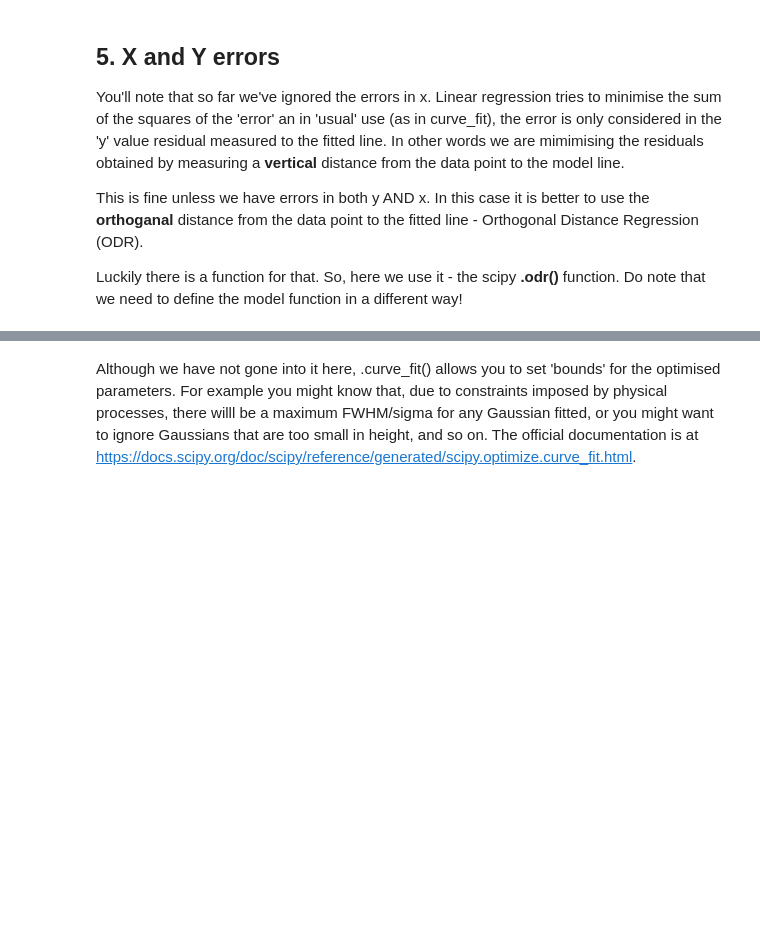
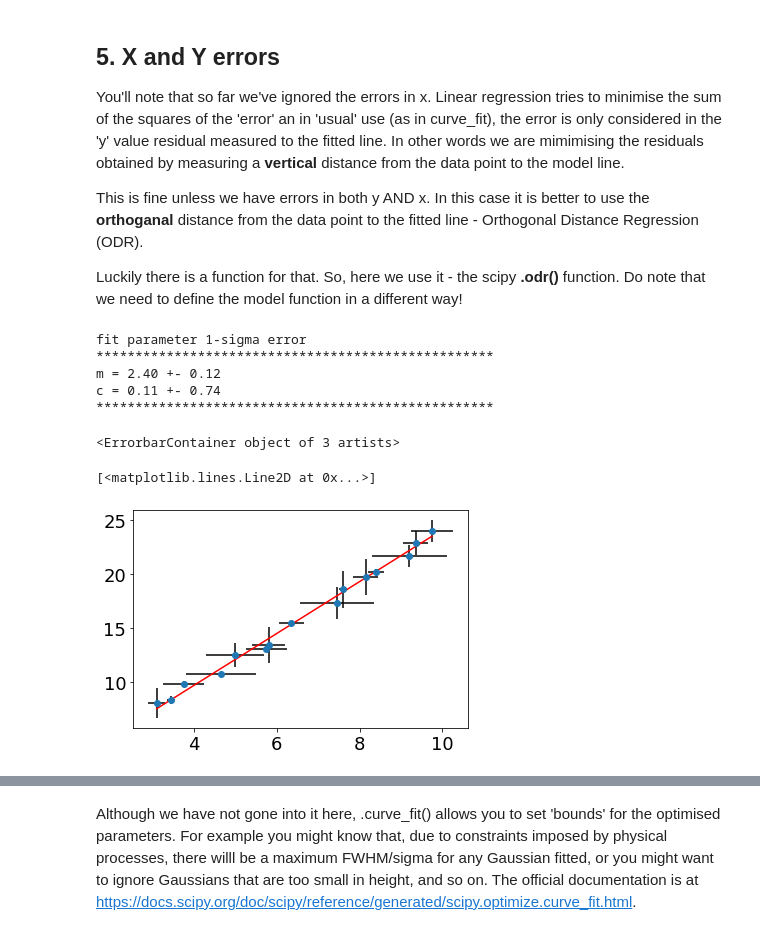
Before and after one commit to ngc6309/OU-Electron, a Jupyter notebook: model_fitting.ipynb, the cells around one changed output, grey strips where cells are left out. Cells and saved outputs as stored; diff of their text form; code cells hidden in the pictures; blank space fills up the shorter version.

```diff
--- a/model_fitting.ipynb
+++ b/model_fitting.ipynb
@@ -206,34 +250,46 @@ xerror=df['xerr']
 # Need to use scipy 'odr' model for fitting.
 model = odr.Model(stLine)
 # Form an odr 'RealData' object
 rdata = odr.RealData(x,y,sx=xerror,sy=yerror)
 # Now set up the ODR,
 # We need an initial 'guess' of m and c - beta0
 # We could 'hard wire' this but as we now we are looking at a straight line,
 # we'll use scipy.stats.linregress() to get an estimate.
 # We need the first 2 elements returned which are slope and intercept (m and c)
 init_guess = linregress(x,y)[0:2]
 odr=odr.ODR(rdata, model, beta0=init_guess )
 
 # Run it and get the results
 result_outputs = odr.run()
 
 # Extract the data we need
 popt = result_outputs.beta
-perr = result_outputs.sd_beta
+# We can get a standard error using the line below (uncomment if you want to)
+# perr = result_outputs.sd_beta
+# But we'll use the covariance matrix to compute something closer to a 1 sigma confidence interval
+perr = np.sqrt(np.diag(result_outputs.cov_beta))
 
 #print fit parameters and 1-sigma estimates
 print('fit parameter 1-sigma error')
 print('***************************************************')
 print (f'm = {popt[0]:.2f} +- {perr[0]:.2f}')
 print (f'c = {popt[1]:.2f} +- {perr[1]:.2f}')
 print('***************************************************')
 
 # Now plot the data and fitted line:
 #plt.scatter(x,y)
 #plt.errorbar(x, y, yerr=yerror, xerr=xerror, hold=True, ecolor='k', fmt='none')
 plt.errorbar(x, y, yerr=yerror, xerr=xerror, fmt='o', ecolor='k', label='Errors')
 plt.plot(x, stLine((popt[0], popt[1]),x), color='red')
+# %% [output]
+fit parameter 1-sigma error
+***************************************************
+m = 2.40 +- 0.12
+c = 0.11 +- 0.74
+***************************************************
+<ErrorbarContainer object of 3 artists>
+[<matplotlib.lines.Line2D at 0x...>]
+[figure, added]
 # %% [markdown]
 ## 6. Using other models
 
```
Also changed, not shown: parts of 10 cells of this notebook, 4 other files.
